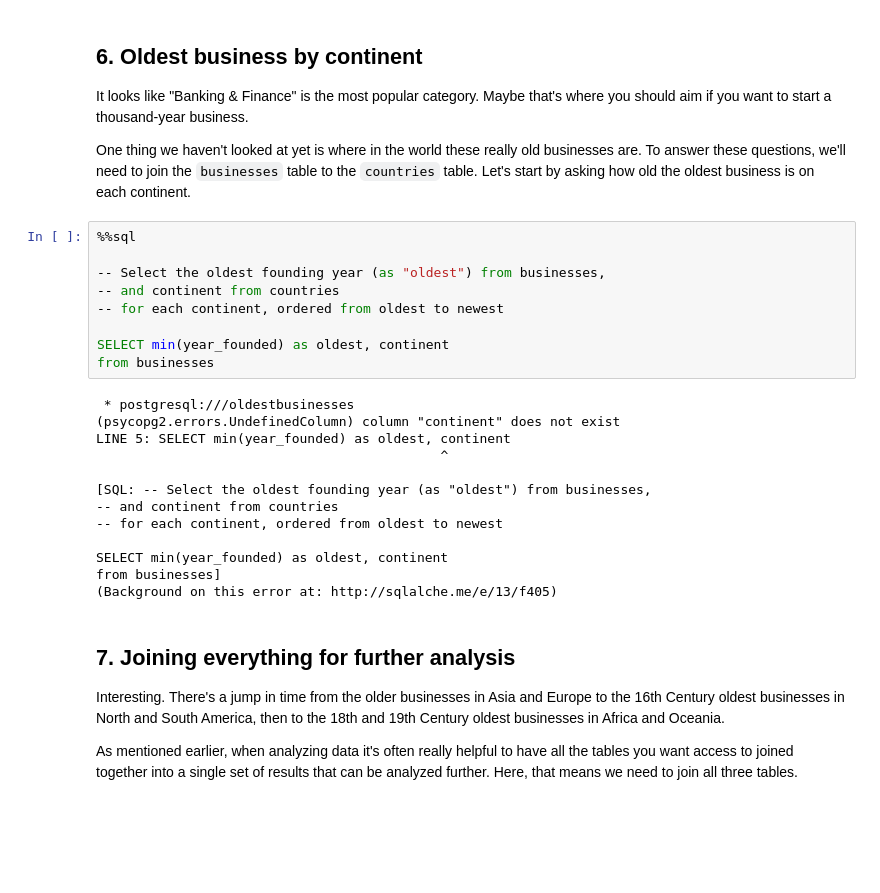
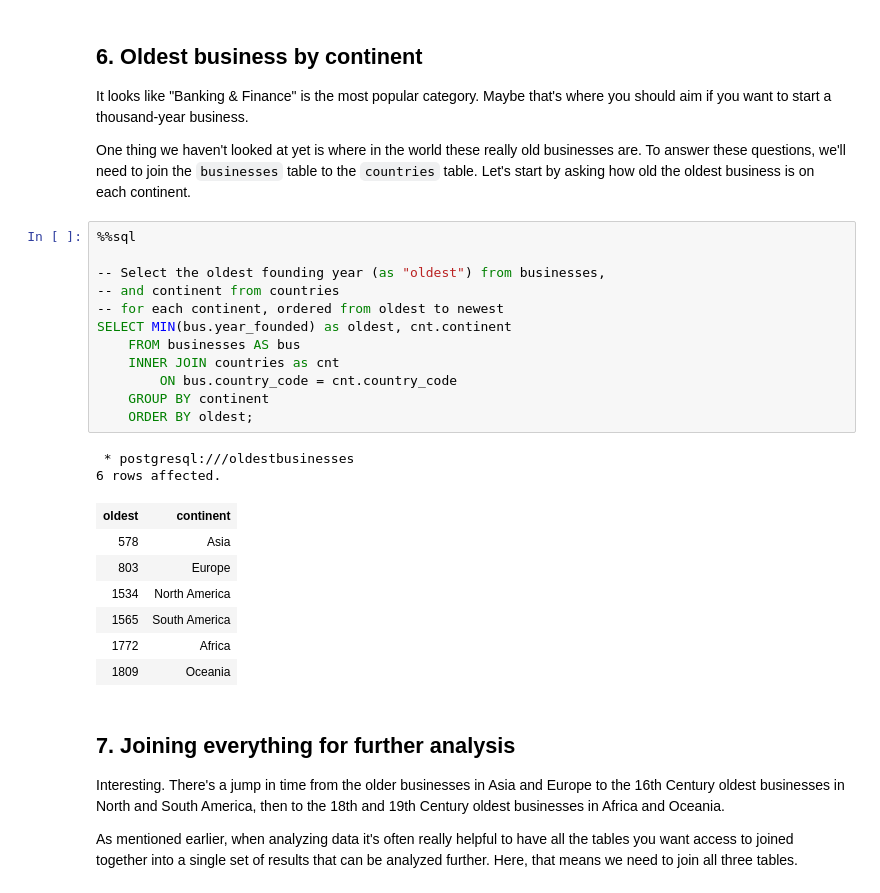
Before and after one commit to geraldedlr/sqlcasestudies, a Jupyter notebook: GER - World's Oldest Businesses/GER - World's Oldest Businesses.ipynb, the cells around one changed output. Drawn from its saved outputs; the diff is of its cells as text; blank space fills up the shorter version.

```diff
--- a/GER - World's Oldest Businesses/GER - World's Oldest Businesses.ipynb
+++ b/GER - World's Oldest Businesses/GER - World's Oldest Businesses.ipynb
@@ -198,25 +198,25 @@ SELECT cat.category, COUNT(cat.category) AS n
 # %%
 %%sql
 
 -- Select the oldest founding year (as "oldest") from businesses,
 -- and continent from countries
 -- for each continent, ordered from oldest to newest
-
-SELECT min(year_founded) as oldest, continent
-from businesses
+SELECT MIN(bus.year_founded) as oldest, cnt.continent
+    FROM businesses AS bus
+    INNER JOIN countries as cnt
+        ON bus.country_code = cnt.country_code
+    GROUP BY continent
+    ORDER BY oldest;
 # %% [output]
  * postgresql:///oldestbusinesses
-(psycopg2.errors.UndefinedColumn) column "continent" does not exist
-LINE 5: SELECT min(year_founded) as oldest, continent
-                                            ^
-
-[SQL: -- Select the oldest founding year (as "oldest") from businesses,
--- and continent from countries
--- for each continent, ordered from oldest to newest
-
-SELECT min(year_founded) as oldest, continent
-from businesses]
-(Background on this error at: http://sqlalche.me/e/13/f405)
+6 rows affected.
+| oldest | continent |
+| 578 | Asia |
+| 803 | Europe |
+| 1534 | North America |
+| 1565 | South America |
+| 1772 | Africa |
+| 1809 | Oceania |
 # %% [markdown]
 ## 7. Joining everything for further analysis
 <p>Interesting. There's a jump in time from the older businesses in Asia and Europe to the 16th Century oldest businesses in North and South America, then to the 18th and 19th Century oldest businesses in Africa and Oceania. </p>
```
Also changed, not shown: parts of 6 cells of this notebook.
